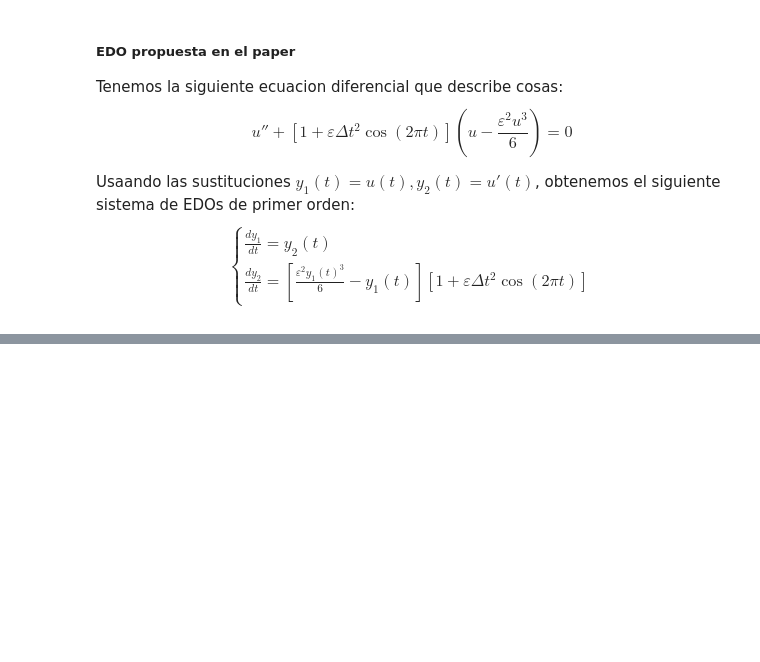
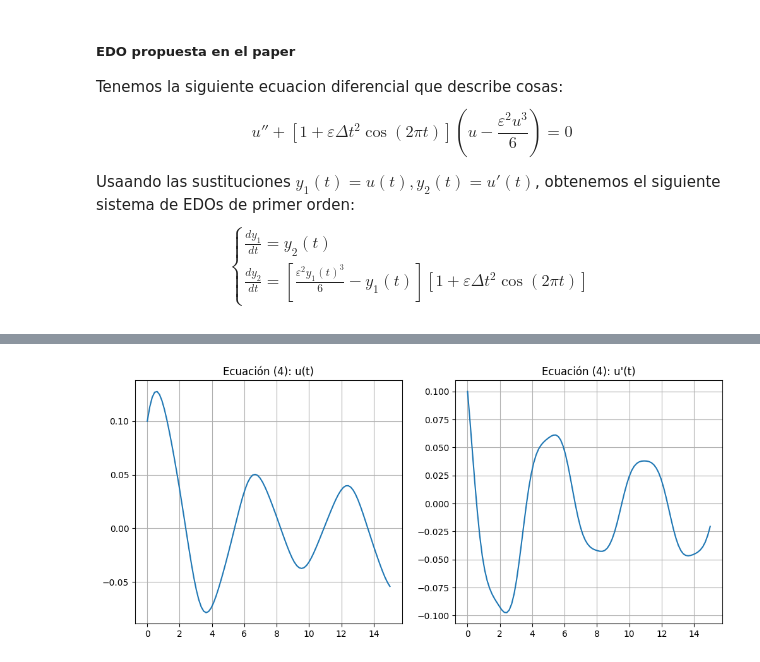
Before and after one commit to unalmedmathnum/Carvajal-Gallego-Quintero-TAREA-3, a Jupyter notebook: ODE.ipynb, the cells around one changed output, grey strips where cells are left out. Saved outputs shown, nothing was run; the diff lists cells and outputs as text; code cells hidden in the pictures; blank space fills up the shorter version.

```diff
--- a/ODE.ipynb
+++ b/ODE.ipynb
@@ -141,0 +173,31 @@ plt.grid(True)
+# %%
+def slosh(tau,y, epsilon = 0.1, lamda = 1.6, omega = 2):
+    return[
+        y[1],
+        ((epsilon**2 * y[0]**3 / 6 ) - y[0])*(1 + epsilon * lamda * omega **2 * np.cos(omega * tau))
+    ]
+
+t_eval = np.linspace(0,15,100)
+
+sol_sci = solve_ivp(
+        slosh, #Sistema a resolver
+        [0,15], #Intervalo donde resolver
+        [0.1,0.1], #Valores iniciales
+        method = 'RK45', #Método de solución
+        t_eval = t_eval #Puntos a resolver
+    )
+
+#print(t_eval, sol.y[0])
+
+plt.figure(figsize=(12,5)) #Figura de solución
+plt.subplot(121)
+plt.plot(sol_sci.t, sol_sci.y[0], label='\tau')
+plt.title('Ecuación (4): u(t)')
+plt.grid(True)
+
+plt.subplot(122) #Figura de derivada de solución
+plt.plot(sol_sci.t, sol_sci.y[1], label='t')
+plt.title("Ecuación (4): u'(t)")
+plt.grid(True)
+# %% [output]
+[figure, added]
```
Also changed, not shown: parts of 6 cells of this notebook, 1 other file.
